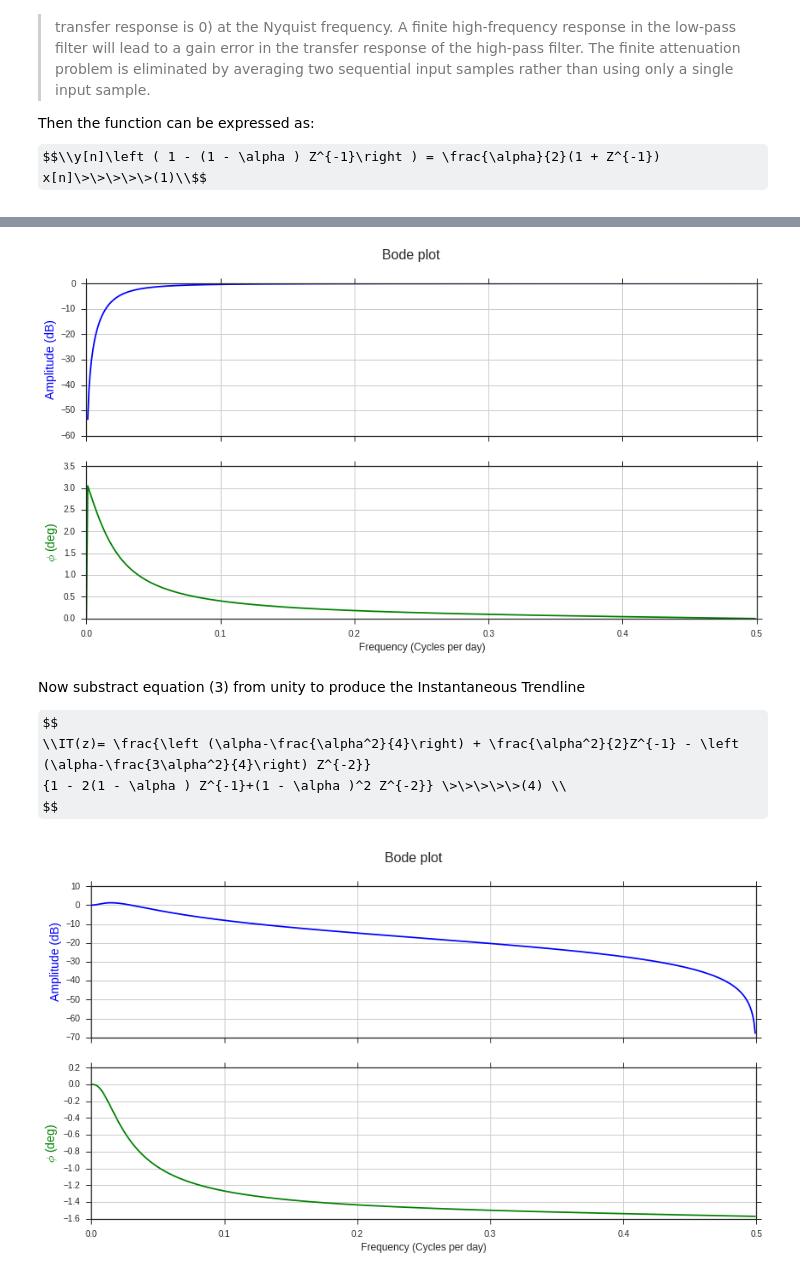
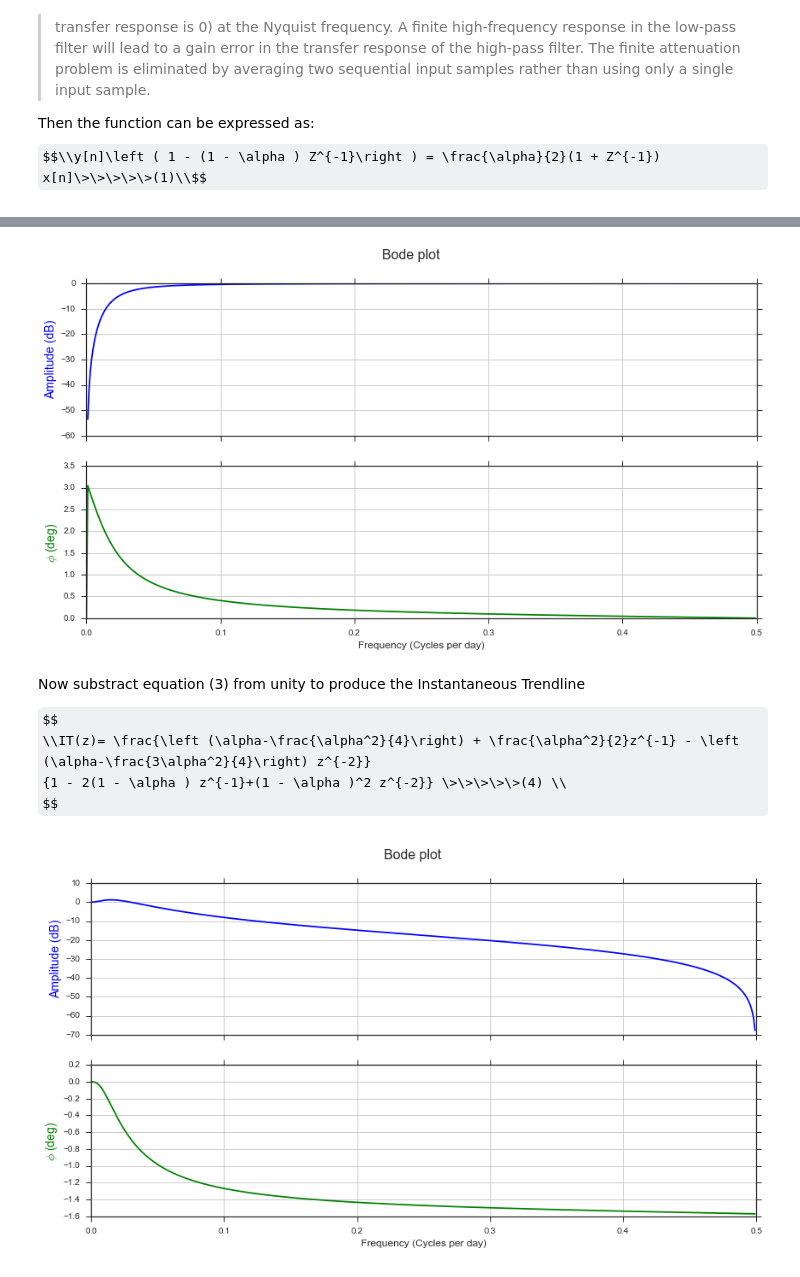
Before and after one commit to Jay-Jay-D/cybernetics_lectures, a Jupyter notebook: Cybernetics_Ch_2.ipynb, the cells around one changed output, grey strips where cells are left out. Cells and saved outputs as stored; diff of their text form; code cells hidden in the pictures; some formulas as TeX source.

```diff
--- a/Cybernetics_Ch_2.ipynb
+++ b/Cybernetics_Ch_2.ipynb
@@ -109,36 +114,41 @@ $$
 
 \*Convolution in the time domain is product in the z space.
 # %%
-num_term = (1 - alpha / 2.0)**2
-den_term = (1 - alpha)
-b = np.array([num_term, -2 * num_term, num_term])
-a = np.array([1.0, -2 * den_term, den_term ** 2])
-zi = signal.lfiltic(b, a, y=x, x=x)
-HPF = signal.lfilter(b, a, x, zi=zi)
+# Auxiliar variables.
+a_ = (1 - alpha / 2.0)**2
+b_ = (1 - alpha)
 
-w, h = signal.freqz(b, a)
+numerator = np.array([a_, -2 * a_, a_])
+denominator = np.array([1.0, -2 * b_, b_ ** 2])
+
+zi = signal.lfiltic(numerator, denominator, y=x, x=x)
+HPF = signal.lfilter(numerator, denominator, x, zi=zi)
+
+w, h = signal.freqz(numerator, denominator)
 bode_plot(h, w)
 # %% [output]
-[figure, old version]
+[figure, new version]
 # %% [markdown]
 Now substract equation (3) from unity to produce the Instantaneous Trendline
 
 $$
-\\IT(z)= \frac{\left (\alpha-\frac{\alpha^2}{4}\right) + \frac{\alpha^2}{2}Z^{-1} - \left (\alpha-\frac{3\alpha^2}{4}\right) Z^{-2}}
-{1 - 2(1 - \alpha ) Z^{-1}+(1 - \alpha )^2 Z^{-2}} \>\>\>\>\>(4) \\
+\\IT(z)= \frac{\left (\alpha-\frac{\alpha^2}{4}\right) + \frac{\alpha^2}{2}z^{-1} - \left (\alpha-\frac{3\alpha^2}{4}\right) z^{-2}}
+{1 - 2(1 - \alpha ) z^{-1}+(1 - \alpha )^2 z^{-2}} \>\>\>\>\>(4) \\
 $$
 # %%
-num_term = (alpha ** 2 / 2.0)
-den_term = (1 - alpha)
-b = np.array([alpha - (1.0/2) * num_term, num_term, -(alpha - (3.0/2) * num_term)])
-a = np.array([1.0, -2 * den_term, den_term ** 2])
-zi = signal.lfiltic(b, a, y=x, x=x)
-IT = signal.lfilter(b, a, x, zi=zi)
+a_ = (alpha / 2.0) ** 2
+b_ = (1 - alpha)
 
-w, h = signal.freqz(b, a)
+numerator = np.array([alpha - a_, 2 * a_, -(alpha - 3 * a_)])
+denominator = np.array([1.0, -2 * b_, b_ ** 2])
+
+zi = signal.lfiltic(numerator, denominator, y=x, x=x)
+IT = signal.lfilter(numerator, denominator, x, zi=zi)
+
+w, h = signal.freqz(numerator, denominator)
 bode_plot(h, w)
 # %% [output]
-[figure, old version]
+[figure, new version]
 # %%
 plt.plot(df.index, x, label='Close price')
 plt.plot(df.index, EMA[0], label='EMA')
```
Also changed, not shown: parts of 8 cells of this notebook, 1 other file.
